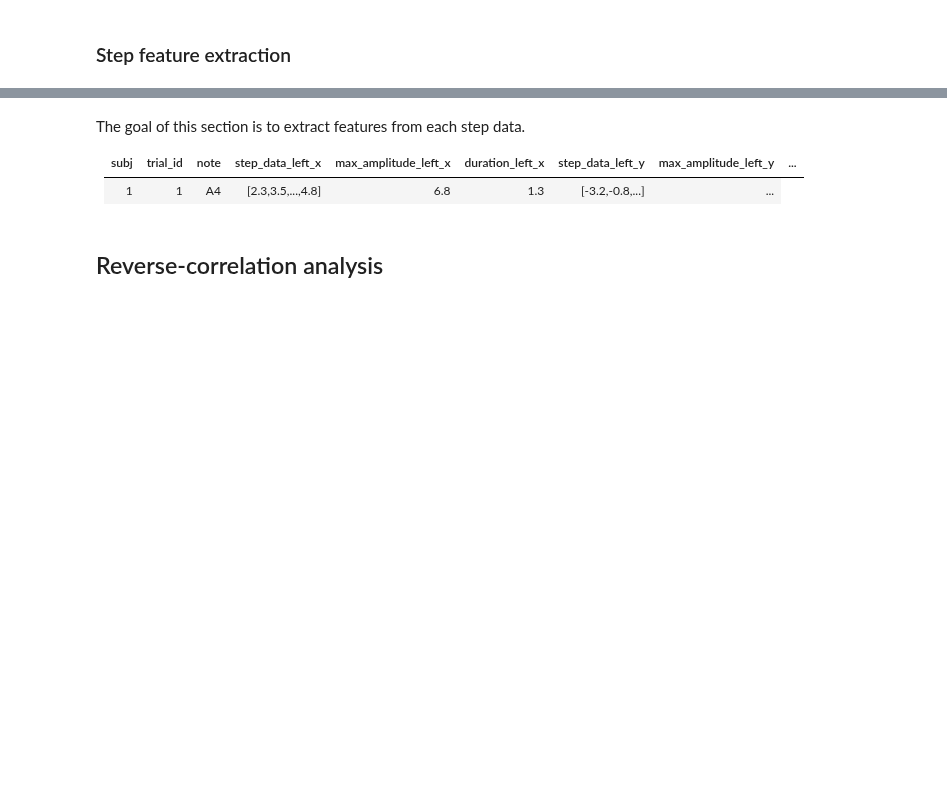
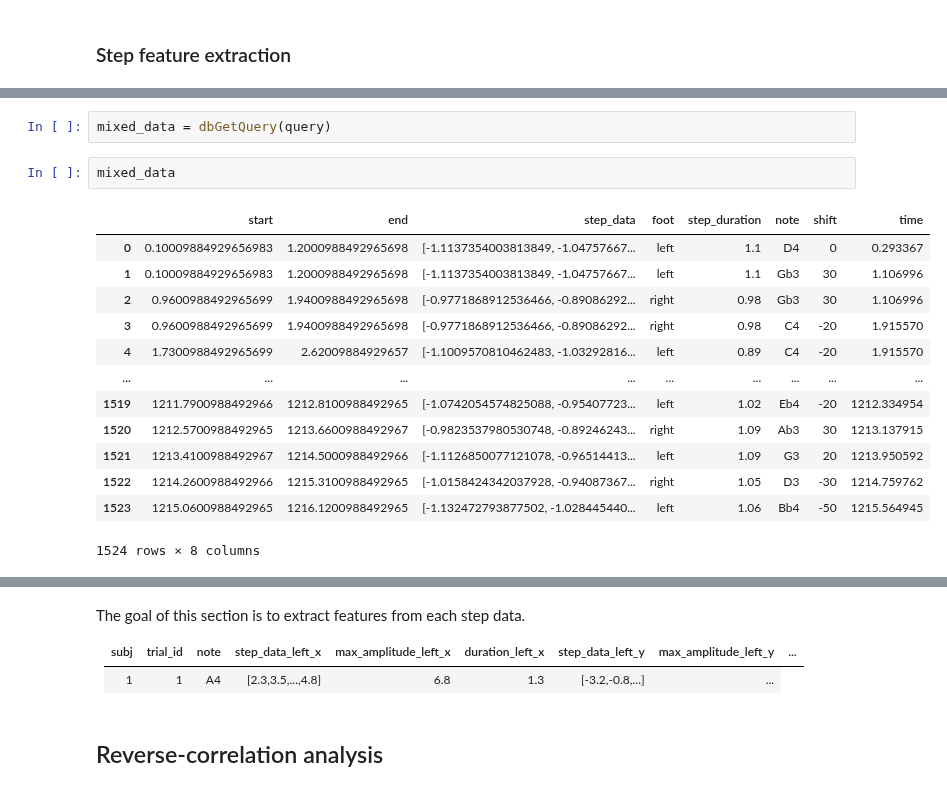
Before and after one commit to creamlab/treadmill, a Jupyter notebook: analysis/analysis.ipynb, the cells around one changed output, grey strips where cells are left out. Cells and saved outputs as stored; diff of their text form; blank space fills up the shorter version.

```diff
--- a/analysis/analysis.ipynb
+++ b/analysis/analysis.ipynb
@@ -412,0 +511,18 @@ steps
+# %%
+mixed_data = dbGetQuery(query)
+# %%
+mixed_data
+# %% [output]
+|  | start | end | step_data | foot | step_duration | note | shift | time |
+| 0 | 0.10009884929656983 | 1.2000988492965698 | [-1.1137354003813849, -1.04757667... | left | 1.1 | D4 | 0 | 0.293367 |
+| 1 | 0.10009884929656983 | 1.2000988492965698 | [-1.1137354003813849, -1.04757667... | left | 1.1 | Gb3 | 30 | 1.106996 |
+| 2 | 0.9600988492965699 | 1.9400988492965698 | [-0.9771868912536466, -0.89086292... | right | 0.98 | Gb3 | 30 | 1.106996 |
+| 3 | 0.9600988492965699 | 1.9400988492965698 | [-0.9771868912536466, -0.89086292... | right | 0.98 | C4 | -20 | 1.915570 |
+| 4 | 1.7300988492965699 | 2.62009884929657 | [-1.1009570810462483, -1.03292816... | left | 0.89 | C4 | -20 | 1.915570 |
+| ... | ... | ... | ... | ... | ... | ... | ... | ... |
+| 1519 | 1211.7900988492966 | 1212.8100988492965 | [-1.0742054574825088, -0.95407723... | left | 1.02 | Eb4 | -20 | 1212.334954 |
+| 1520 | 1212.5700988492965 | 1213.6600988492967 | [-0.9823537980530748, -0.89246243... | right | 1.09 | Ab3 | 30 | 1213.137915 |
+| 1521 | 1213.4100988492967 | 1214.5000988492966 | [-1.1126850077121078, -0.96514413... | left | 1.09 | G3 | 20 | 1213.950592 |
+| 1522 | 1214.2600988492966 | 1215.3100988492965 | [-1.0158424342037928, -0.94087367... | right | 1.05 | D3 | -30 | 1214.759762 |
+| 1523 | 1215.0600988492965 | 1216.1200988492965 | [-1.132472793877502, -1.028445440... | left | 1.06 | Bb4 | -50 | 1215.564945 |
+1524 rows × 8 columns
```
Also changed, not shown: parts of 20 cells of this notebook.
